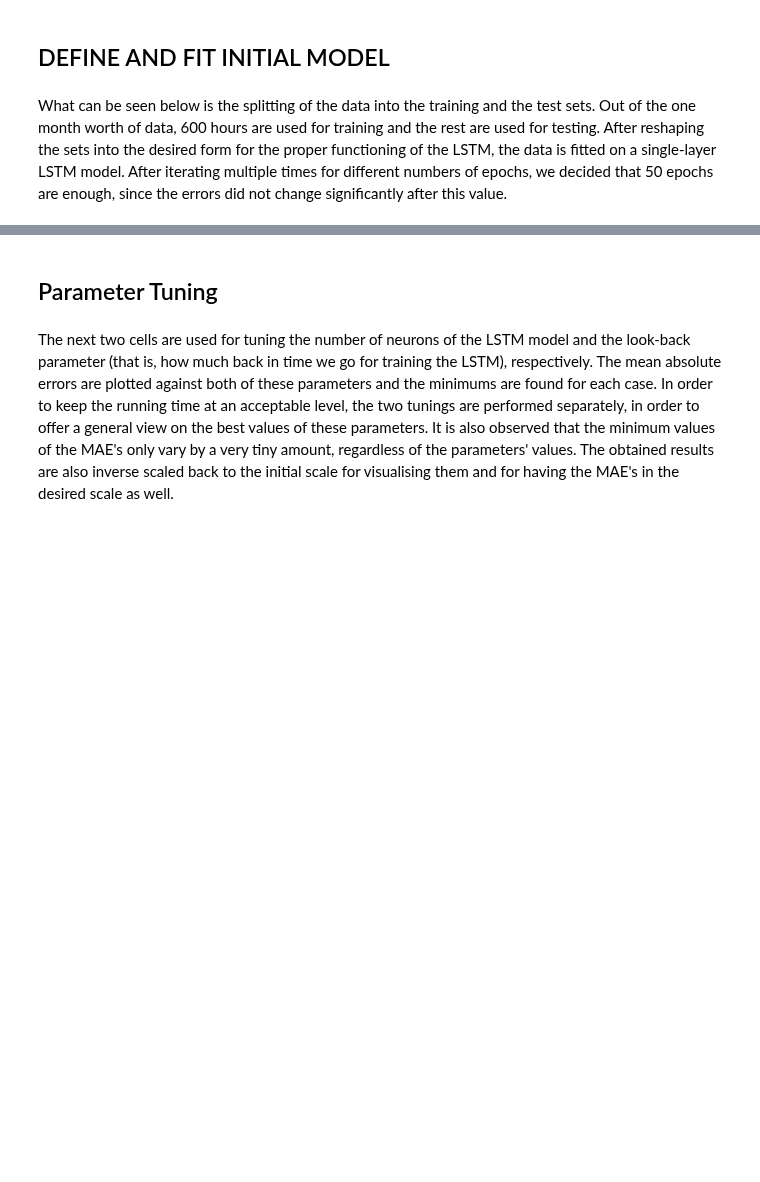
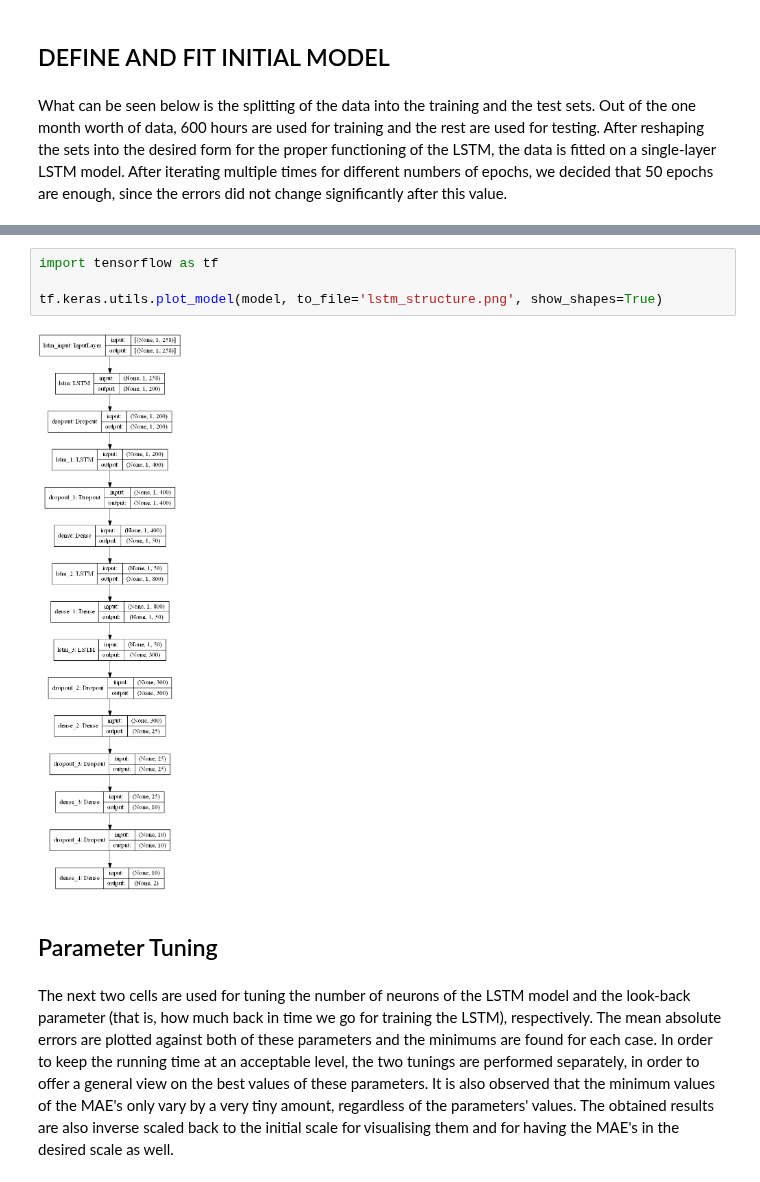
Before and after one commit to junzis/atdelay, a Jupyter notebook: LSTM_model.ipynb, the cells around one changed output, grey strips where cells are left out. Cells and saved outputs as stored; diff of their text form; blank space fills up the shorter version.

Commit message:
LSTM structure image

```diff
--- a/LSTM_model.ipynb
+++ b/LSTM_model.ipynb
@@ -333,3 +362,9 @@ Test MAE2: 1.344
+# %%
+import tensorflow as tf
+
+tf.keras.utils.plot_model(model, to_file='lstm_structure.png', show_shapes=True)
+# %% [output]
+[figure, added]
 # %% [markdown]
 ## Parameter Tuning
 # %% [markdown]
```
Also changed, not shown: parts of 2 cells of this notebook, 2 other files.
